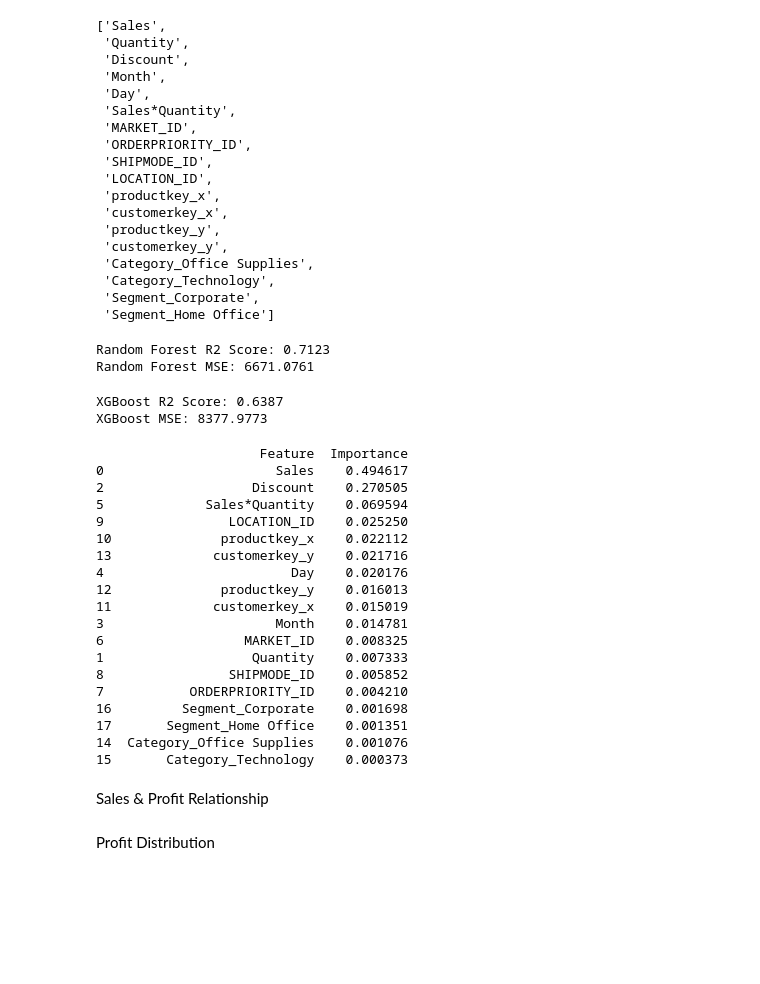
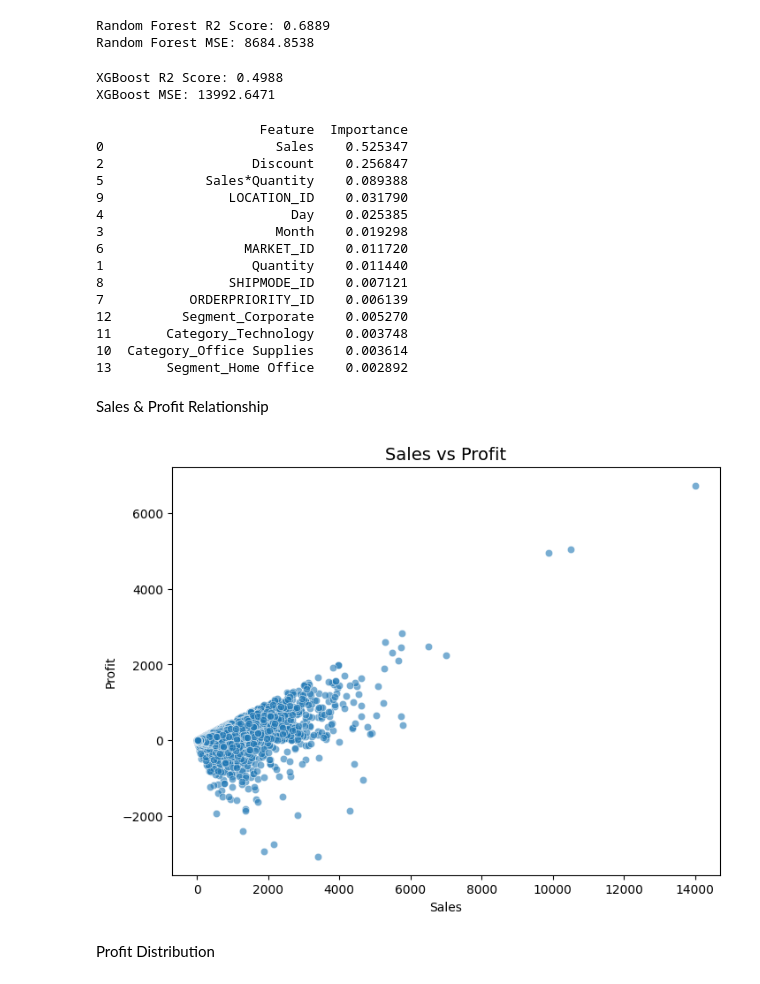
Before and after one commit to soheilAmh/Super_store, a Jupyter notebook: Q1/rf&xgboost_profit.ipynb, the cells around one changed output. Drawn from its saved outputs; the diff is of its cells as text; code cells hidden in the pictures; blank space fills up the shorter version.

```diff
--- a/Q1/rf&xgboost_profit.ipynb
+++ b/Q1/rf&xgboost_profit.ipynb
@@ -11,5 +9,5 @@ AttributeError: partially initialized module 'pandas' has no attribute '_pandas_
 # %%
-df = pd.read_csv("FACT.csv")
+df = pd.read_csv("Fact_sales.csv")
 product_df = pd.read_csv("DIM_PRODUCT.csv", encoding='latin1')
 customer_df = pd.read_csv("DIM_CUSTOMER.csv", encoding='latin1')
 df = df.merge(product_df, on='Product ID', how="left")
@@ -25,35 +23,17 @@ df["Sales*Quantity"] = df["Sales"] * df["Quantity"]
 # %%
 df = df.drop_duplicates(subset=['Order ID'])
 # %%
+df_new = df.copy()
 categorical = ["Category","Segment"]
-df = pd.get_dummies(df, columns=categorical, drop_first=True)
+df_new = pd.get_dummies(df_new, columns=categorical, drop_first=True)
 
 not_needed = ["Return_lable","Discount_Label","Order_to_Ship_Time","ORDERPRIORITY_ID",
               "MARKET_ID"]
 
-features = ["Sales","Quantity","Discount","Month","Day","Sales*Quantity","MARKET_ID","ORDERPRIORITY_ID"] + [c for c in df.columns if "_" in c and c not in not_needed]
+features = ["Sales","Quantity","Discount","Month","Day","Sales*Quantity","MARKET_ID","ORDERPRIORITY_ID"] + [c for c in df_new.columns if "_" in c and c not in not_needed]
 
-X = df[features]
-y = df["Profit"]
+X = df_new[features]
+y = df_new["Profit"]
-# %% [output]
-['Sales',
- 'Quantity',
- 'Discount',
- 'Month',
- 'Day',
- 'Sales*Quantity',
- 'MARKET_ID',
- 'ORDERPRIORITY_ID',
- 'SHIPMODE_ID',
- 'LOCATION_ID',
- 'productkey_x',
- 'customerkey_x',
- 'productkey_y',
- 'customerkey_y',
- 'Category_Office Supplies',
- 'Category_Technology',
- 'Segment_Corporate',
- 'Segment_Home Office']
 # %%
 X_train, X_test, y_train, y_test = train_test_split(X, y, test_size=0.2, random_state=42)
 # %%
@@ -79,8 +59,8 @@ mse_rf = mean_squared_error(y_test, y_pred_rf)
 print("Random Forest R2 Score:", round(r2_rf, 4))
 print("Random Forest MSE:", round(mse_rf, 4))
 # %% [output]
-Random Forest R2 Score: 0.7123
-Random Forest MSE: 6671.0761
+Random Forest R2 Score: 0.6889
+Random Forest MSE: 8684.8538
 # %%
 model_xgb = xgb.XGBRegressor(n_estimators=200, max_depth=10, learning_rate=0.05, min_child_weight=2, n_jobs=-1, random_state=42)
 model_xgb.fit(X_train, y_train)
@@ -91,40 +71,38 @@ mse_xgb = mean_squared_error(y_test, y_pred_xgb)
 print("XGBoost R2 Score:", round(r2_xgb, 4))
 print("XGBoost MSE:", round(mse_xgb, 4))
 # %% [output]
-XGBoost R2 Score: 0.6387
-XGBoost MSE: 8377.9773
+XGBoost R2 Score: 0.4988
+XGBoost MSE: 13992.6471
 # %%
 importances = pd.DataFrame({"Feature": features, "Importance": model_rf.feature_importances_})
 print(importances.sort_values("Importance", ascending=False))
 # %% [output]
                      Feature  Importance
-0                      Sales    0.494617
-2                   Discount    0.270505
-5             Sales*Quantity    0.069594
-9                LOCATION_ID    0.025250
-10              productkey_x    0.022112
-13             customerkey_y    0.021716
-4                        Day    0.020176
-12              productkey_y    0.016013
-11             customerkey_x    0.015019
-3                      Month    0.014781
-6                  MARKET_ID    0.008325
-1                   Quantity    0.007333
-8                SHIPMODE_ID    0.005852
-7           ORDERPRIORITY_ID    0.004210
-16         Segment_Corporate    0.001698
-17       Segment_Home Office    0.001351
-14  Category_Office Supplies    0.001076
-15       Category_Technology    0.000373
+0                      Sales    0.525347
+2                   Discount    0.256847
+5             Sales*Quantity    0.089388
+9                LOCATION_ID    0.031790
+4                        Day    0.025385
+3                      Month    0.019298
+6                  MARKET_ID    0.011720
+1                   Quantity    0.011440
+8                SHIPMODE_ID    0.007121
+7           ORDERPRIORITY_ID    0.006139
+12         Segment_Corporate    0.005270
+11       Category_Technology    0.003748
+10  Category_Office Supplies    0.003614
+13       Segment_Home Office    0.002892
 # %% [markdown]
 Sales & Profit Relationship
 # %%
 plt.figure(figsize=(8,6))
-sns.scatterplot(data=df, x="Sales", y="Profit", alpha=0.6)
+sns.scatterplot(data=df_new, x="Sales", y="Profit", alpha=0.6)
 plt.title("Sales vs Profit", fontsize=14)
 plt.xlabel("Sales")
 plt.ylabel("Profit")
 plt.show()
+# %% [output]
+[figure, added]
 # %% [markdown]
 Profit Distribution
 # %%
```
Also changed, not shown: parts of 4 cells of this notebook, 4 other files.
